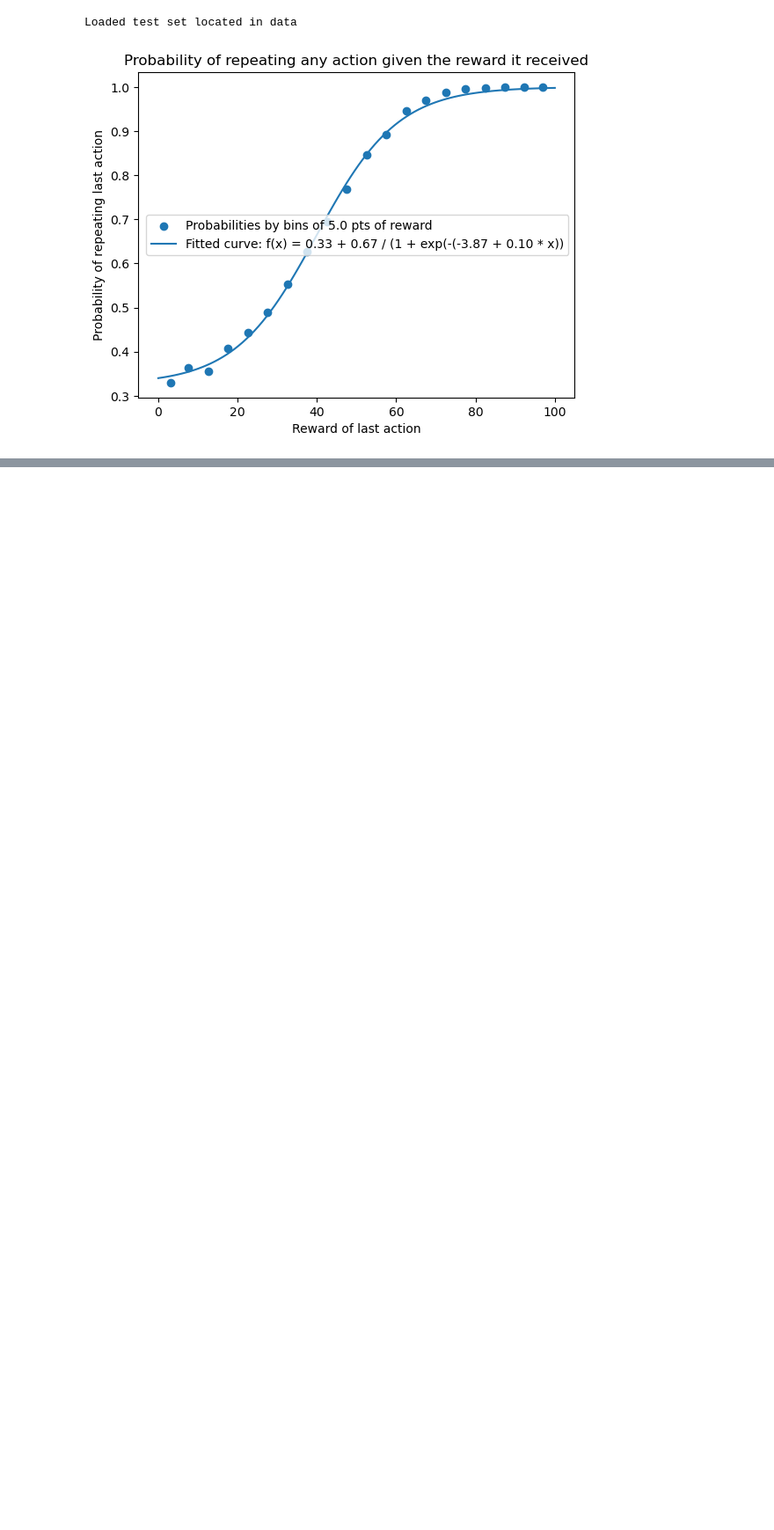
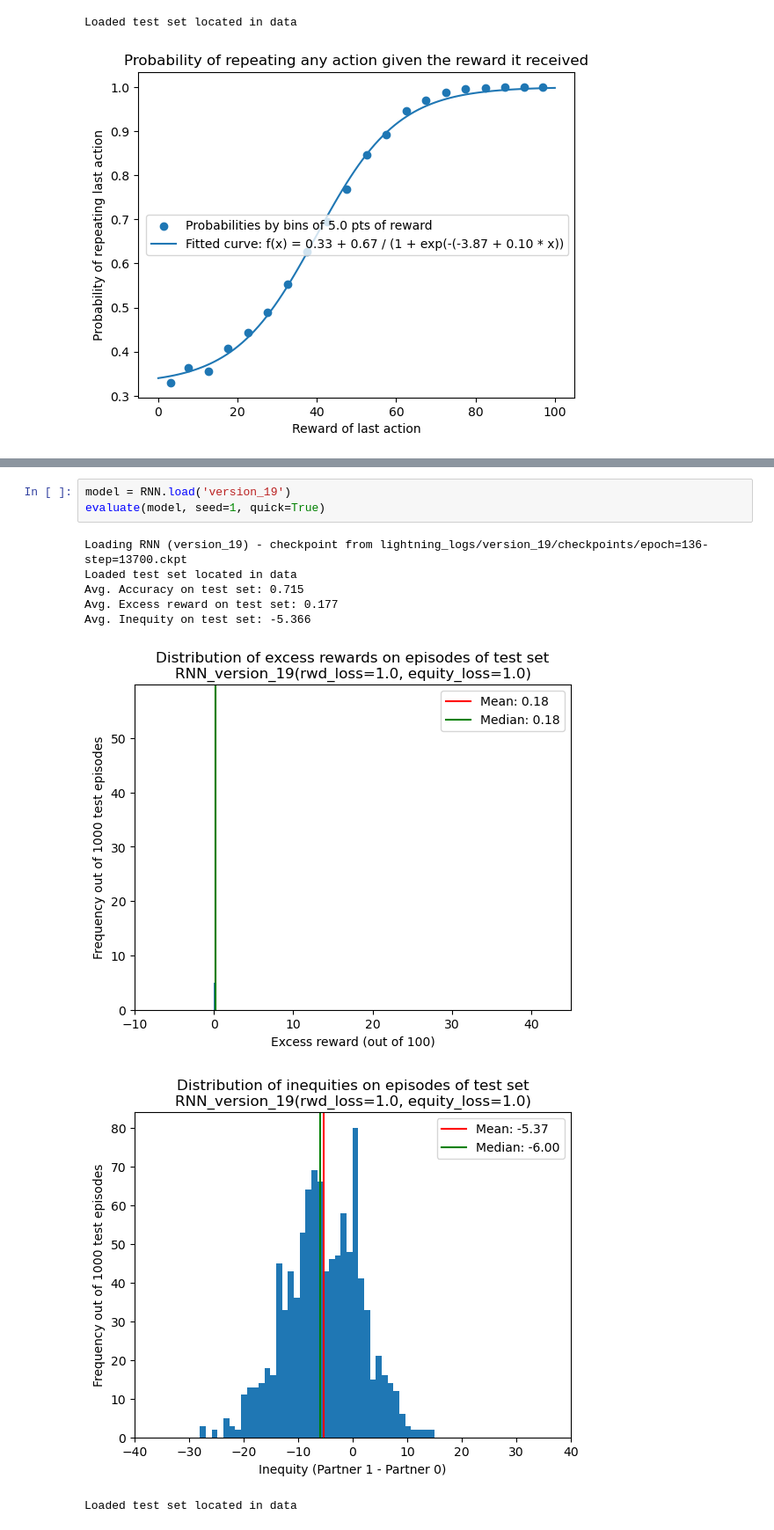
Before and after one commit to atrudel/social_bandit, a Jupyter notebook: visualization.ipynb, the cells around one changed output, grey strips where cells are left out. Shown at 88% size. Drawn from its saved outputs; the diff is of its cells as text; blank space fills up the shorter version.

Commit message:
add equity distribution plot and improve all plots

```diff
--- a/visualization.ipynb
+++ b/visualization.ipynb
@@ -103,0 +106,12 @@ Loaded test set located in data
+# %%
+model = RNN.load('version_19')
+evaluate(model, seed=1, quick=True)
+# %% [output]
+Loading RNN (version_19) - checkpoint from lightning_logs/version_19/checkpoints/epoch=136-step=13700.ckpt
+Loaded test set located in data
+Avg. Accuracy on test set: 0.715
+Avg. Excess reward on test set: 0.177
+Avg. Inequity on test set: -5.366
+[figure, added]
+[figure, added]
+Loaded test set located in data
```
Also changed, not shown: parts of 3 cells of this notebook, 3 other files.
